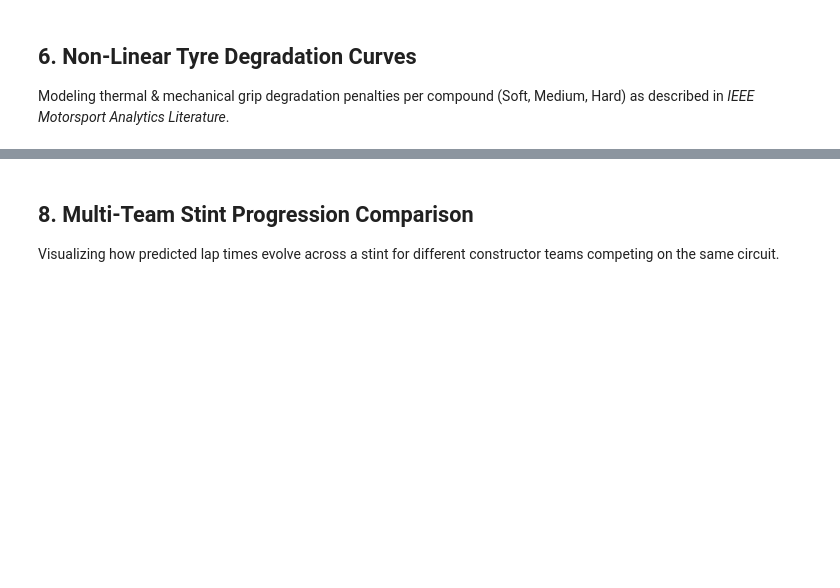
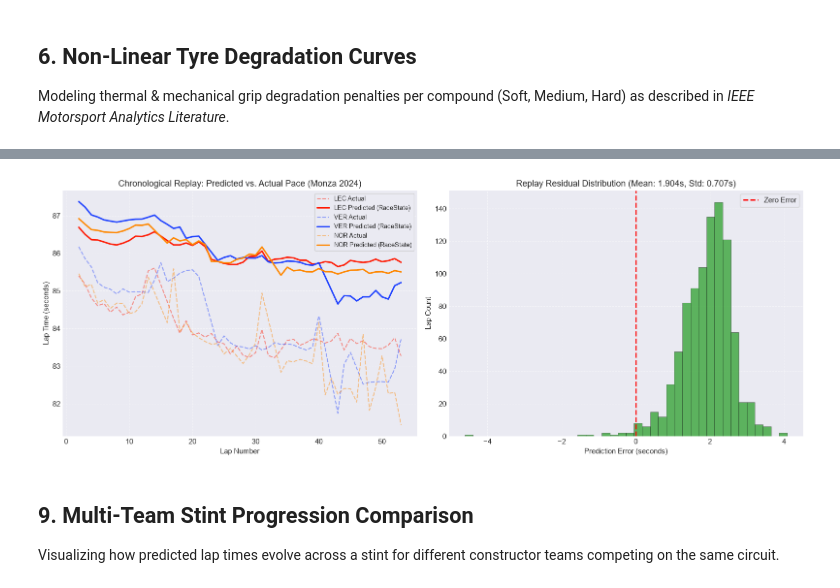
Before and after one commit to roshith-prakash/F1-SIS-Capstone-Project, a Jupyter notebook: Lap_Time_Prediction.ipynb, the cells around one changed output, grey strips where cells are left out. Saved outputs shown, nothing was run; the diff lists cells and outputs as text; code cells hidden in the pictures; blank space fills up the shorter version.

```diff
--- a/Lap_Time_Prediction.ipynb
+++ b/Lap_Time_Prediction.ipynb
@@ -379,5 +520,39 @@ Predicted Lap Time at Monza (Red Bull, Lap 20, Med, P1): 85.311 s (1m 25.31s)
+# %%
+# Visualize Actual vs Predicted lap times across the replayed race
+fig, axes = plt.subplots(1, 2, figsize=(16, 6))
+
+# Subplot 1: Progression across laps for top contenders
+drivers_to_plot = ['LEC', 'VER', 'NOR']
+colors = {'LEC': '#ff1801', 'VER': '#1e41ff', 'NOR': '#ff8700'}
+
+for driver in drivers_to_plot:
+    sub = replay_df[replay_df['Driver'] == driver].sort_values('LapNumber')
+    if not sub.empty:
+        c = colors.get(driver, 'black')
+        axes[0].plot(sub['LapNumber'], sub['ActualLapTime'], color=c, lw=1.5, alpha=0.45, linestyle='--', label=f'{driver} Actual')
+        axes[0].plot(sub['LapNumber'], sub['PredictedLapTime'], color=c, lw=2.2, label=f'{driver} Predicted (RaceState)')
+
+axes[0].set_title('Chronological Replay: Predicted vs. Actual Pace (Monza 2024)')
+axes[0].set_xlabel('Lap Number')
+axes[0].set_ylabel('Lap Time (seconds)')
+axes[0].legend(frameon=True, fontsize=9)
+axes[0].grid(True, linestyle='--', alpha=0.5)
+
+# Subplot 2: Replay error distribution
+axes[1].hist(replay_df['Error'], bins=40, color='#2ca02c', alpha=0.75, edgecolor='black', linewidth=0.4)
+axes[1].axvline(0, color='red', linestyle='--', lw=2, label='Zero Error')
+axes[1].set_title(f'Replay Residual Distribution (Mean: {replay_df["Error"].mean():.3f}s, Std: {replay_df["Error"].std():.3f}s)')
+axes[1].set_xlabel('Prediction Error (seconds)')
+axes[1].set_ylabel('Lap Count')
+axes[1].legend(frameon=True)
+axes[1].grid(True, linestyle='--', alpha=0.5)
+
+plt.tight_layout()
+plt.show()
+# %% [output]
+[figure, added]
 # %% [markdown]
-## 8. Multi-Team Stint Progression Comparison
+## 9. Multi-Team Stint Progression Comparison
 
 Visualizing how predicted lap times evolve across a stint for different constructor teams competing on the same circuit.
 # %%
```
Also changed, not shown: parts of 22 cells of this notebook, 51 other files.
